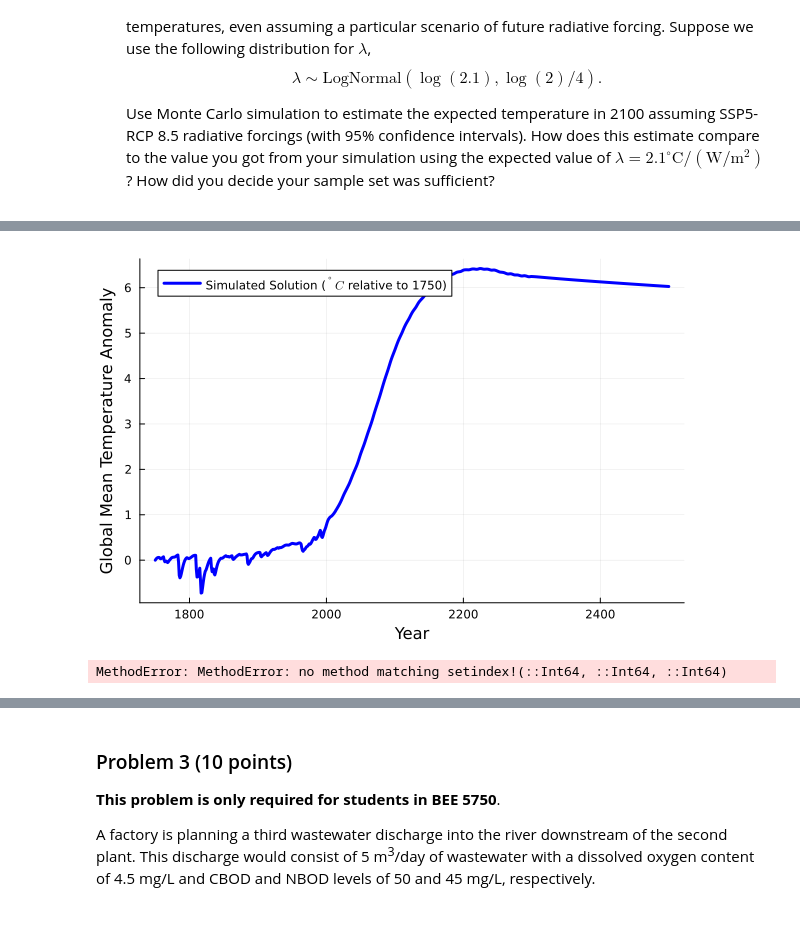
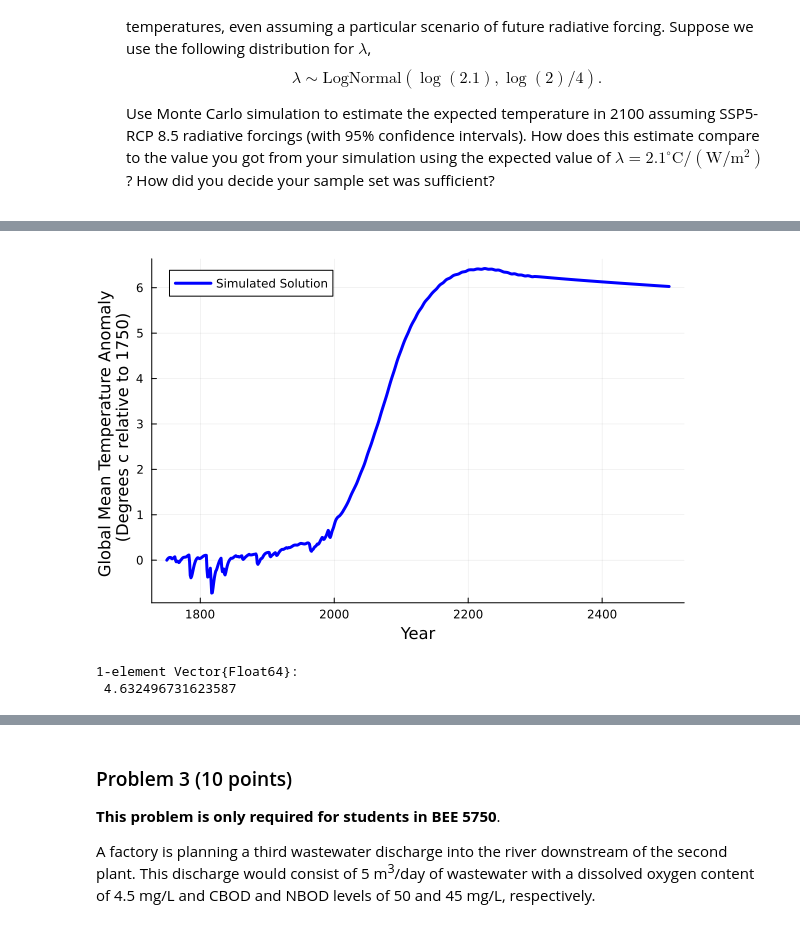
Before and after one commit to BEE4750-FA24/hw3-bottom-stimulating-reflectors, a Jupyter notebook: hw03.ipynb, the cells around one changed output, grey strips where cells are left out. Cells and saved outputs as stored; diff of their text form; code cells hidden in the pictures.

```diff
--- a/hw03.ipynb
+++ b/hw03.ipynb
@@ -695,35 +530,0 @@ plot!(p, times, T, linewidth=3, color=:blue, label="Simulated Solution")
-# %%
-# this function computes the increment by which the concentration
-# is updated at each step
-function box_simulate_timestep(C, Ci, u, W, H, L, S, D, k)
-    return ((u / L) * (Ci - C) + (S - D) / (W * H * L) - (k * C))
-end
-
-# this function loops over the timesteps to simulate
-# the concentration series
-function airshed_simulate(C₀, Ci, u, W, H, L, S, D, k, T, Δt)
-    # initialize C storage
-    # for code simplicity we make the array length T+1 so
-    # index 1 is C₀
-    steps = Int64(T / Δt)
-    C = zeros(steps + 1)
-    C[1] = C₀
-    for t = 1:steps
-        C[t+1] = C[t] +
-            Δt * box_simulate_timestep(C[t], Ci, u, W, H, L, S, D, k)
-    end
-    # the first element of C is the initial condition
-    return C
-end
-Δt = 1.0
-T = 10
-C₀ = 0.1
-k = 0.3
-u = 2
-L = 4
-W = 4
-H = 4
-Ci = 0.2
-S = 10
-D = 13
-C = airshed_simulate(C₀, Ci, u, W, H, L, S, D, k, T, Δt)
@@ -743,2 +530,0 @@ C = airshed_simulate(C₀, Ci, u, W, H, L, S, D, k, T, Δt)
-# %%
-times = Int64.(forcings_all[!,"year"])
@@ -763,19 +531,13 @@ times = Int64.(forcings_all[!,"year"])
 # %%
-p = plot(; xlabel="Year", ylabel="Global Mean Temperature Anomaly")
+p = plot(; xlabel="Year", ylabel="Global Mean Temperature Anomaly \n (Degrees c relative to 1750)")
 
 # p = plot(; xlabel="Time", ylabel=["The function ", L"y = 2x + 1", " is\\affine and not linear"])
 # add simulated solution
-plot!(p, times, T, linewidth=3, color=:blue, label=L"Simulated Solution ($^\circ C$ relative to 1750)")
+plot!(p, times, T, linewidth=3, color=:blue, label="Simulated Solution")
 # %% [output]
-[figure, old version]
+[figure, new version]
-# %%
-steps = length(times)
-T[1] = T₀
-# for t = 1:steps
-#     T[t+1] = T[t] +
-#         Δt * forcing_simulate_timestep(F[t], λ, c, d,T[t])
-# end
-# # the first element of C is the initial condition
-# return T
-# %% [output]
-MethodError: MethodError: no method matching setindex!(::Int64, ::Int64, ::Int64)
+# %%
+T_2100_baseline = T[isequal.(times, 2100)]
+# %% [output]
+1-element Vector{Float64}:
+ 4.632496731623587
```
Also changed, not shown: parts of 31 cells of this notebook.
